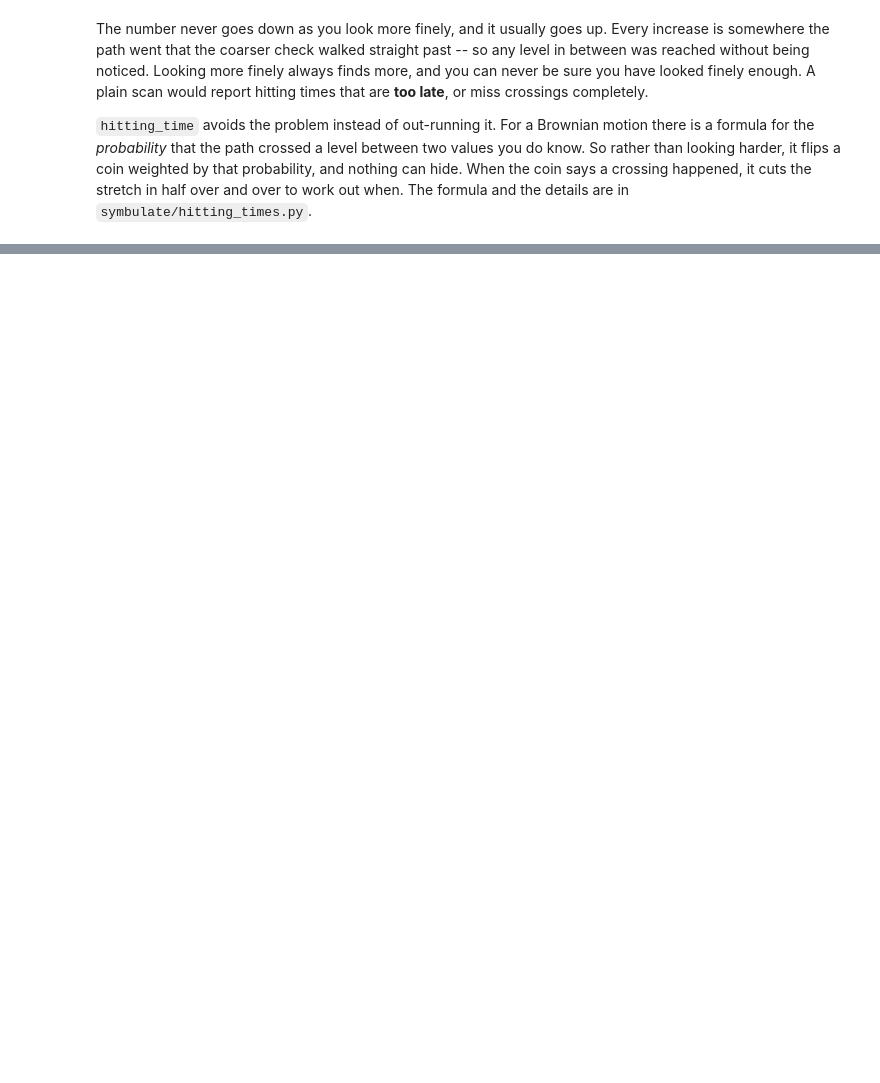
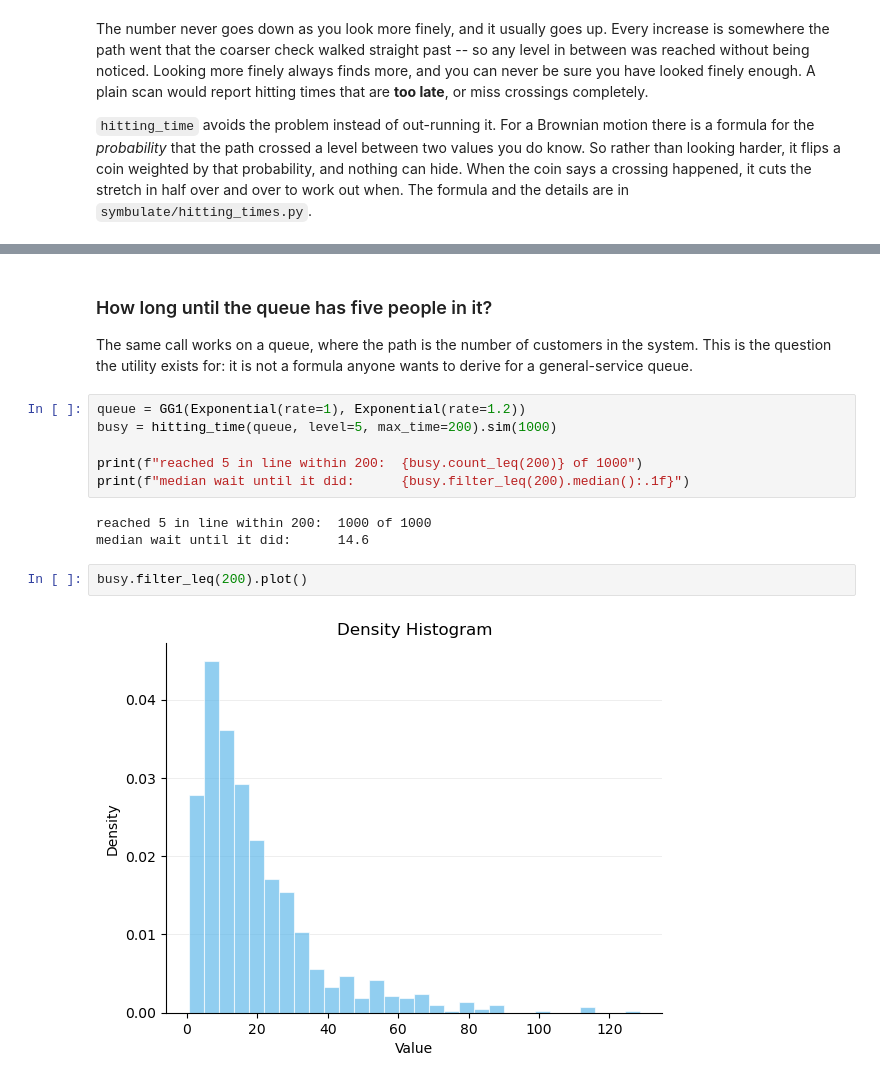
Before and after one commit to calpoly-symbulate/symbulate, a Jupyter notebook: team/models-and-sim-design/hitting_times_demo.ipynb, the cells around one changed output, grey strips where cells are left out. Cells and saved outputs as stored; diff of their text form; blank space fills up the shorter version.

Commit message:
adding in hitting-time/upcrossings utility

```diff
--- a/team/models-and-sim-design/hitting_times_demo.ipynb
+++ b/team/models-and-sim-design/hitting_times_demo.ipynb
@@ -227,0 +253,19 @@ hitting_time currently only works for Gaussian processes -- BrownianMotion, Brow
+# %% [markdown]
+### How long until the queue has five people in it?
+
+The same call works on a queue, where the path is the number of customers in
+the system. This is the question the utility exists for: it is not a formula
+anyone wants to derive for a general-service queue.
+# %%
+queue = GG1(Exponential(rate=1), Exponential(rate=1.2))
+busy = hitting_time(queue, level=5, max_time=200).sim(1000)
+
+print(f"reached 5 in line within 200:  {busy.count_leq(200)} of 1000")
+print(f"median wait until it did:      {busy.filter_leq(200).median():.1f}")
+# %% [output]
+reached 5 in line within 200:  1000 of 1000
+median wait until it did:      14.6
+# %%
+busy.filter_leq(200).plot()
+# %% [output]
+[figure, added]
```
Also changed, not shown: parts of 32 cells of this notebook, 4 other files.
